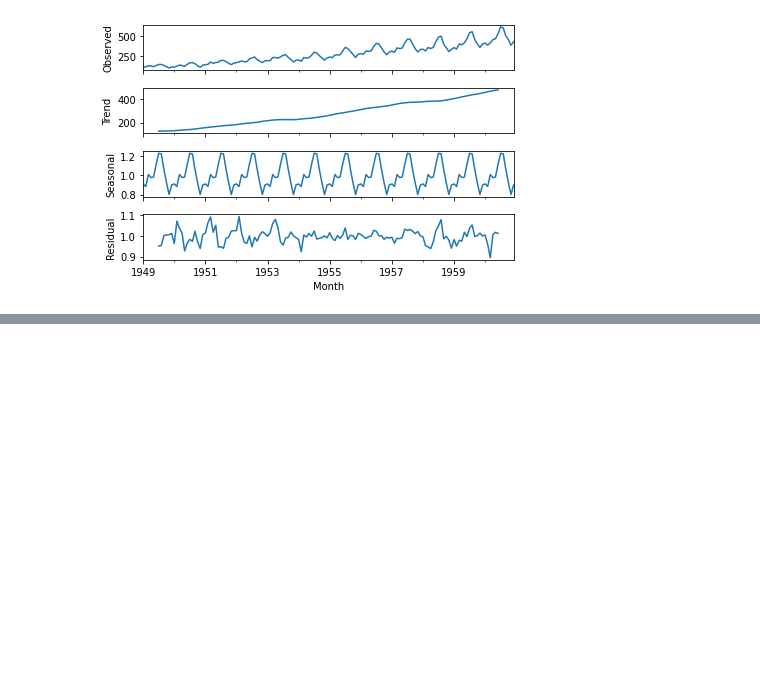
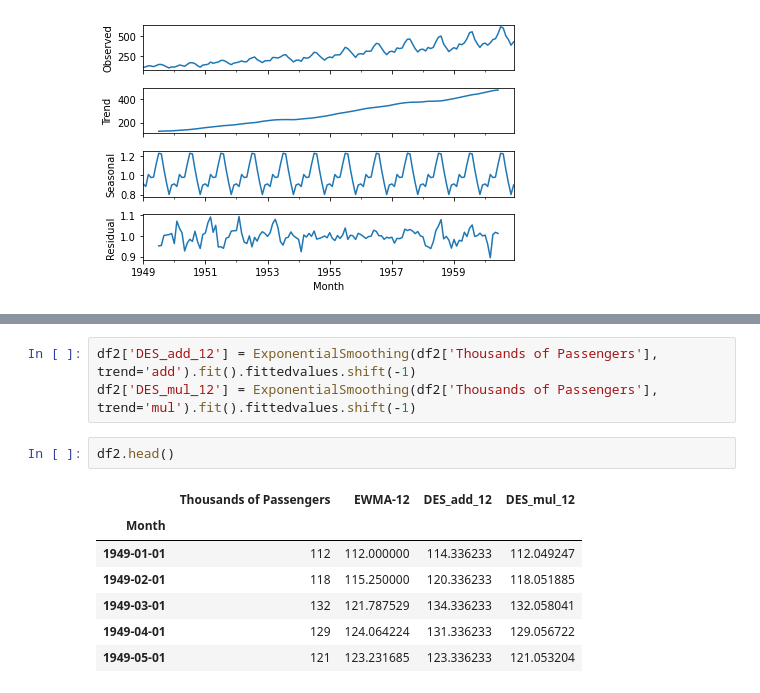
Before and after one commit to Ashwins9001/TimeSeriesAnalysis, a Jupyter notebook: TimeSeriesOperations.ipynb, the cells around one changed output, grey strips where cells are left out. Cells and saved outputs as stored; diff of their text form; blank space fills up the shorter version.

```diff
--- a/TimeSeriesOperations.ipynb
+++ b/TimeSeriesOperations.ipynb
@@ -205,0 +239,13 @@ result.plot();
+# %%
+df2['DES_add_12'] = ExponentialSmoothing(df2['Thousands of Passengers'], trend='add').fit().fittedvalues.shift(-1)
+df2['DES_mul_12'] = ExponentialSmoothing(df2['Thousands of Passengers'], trend='mul').fit().fittedvalues.shift(-1)
+# %%
+df2.head()
+# %% [output]
+|  | Thousands of Passengers | EWMA-12 | DES_add_12 | DES_mul_12 |
+| Month |  |  |  |  |
+| 1949-01-01 | 112 | 112.000000 | 114.336233 | 112.049247 |
+| 1949-02-01 | 118 | 115.250000 | 120.336233 | 118.051885 |
+| 1949-03-01 | 132 | 121.787529 | 134.336233 | 132.058041 |
+| 1949-04-01 | 129 | 124.064224 | 131.336233 | 129.056722 |
+| 1949-05-01 | 121 | 123.231685 | 123.336233 | 121.053204 |
```
Also changed, not shown: parts of 20 cells of this notebook.
